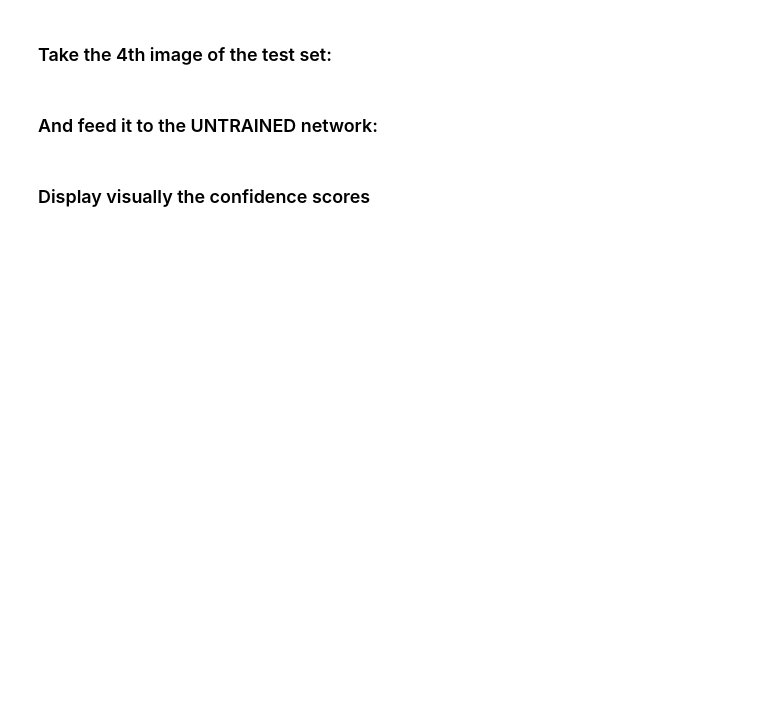
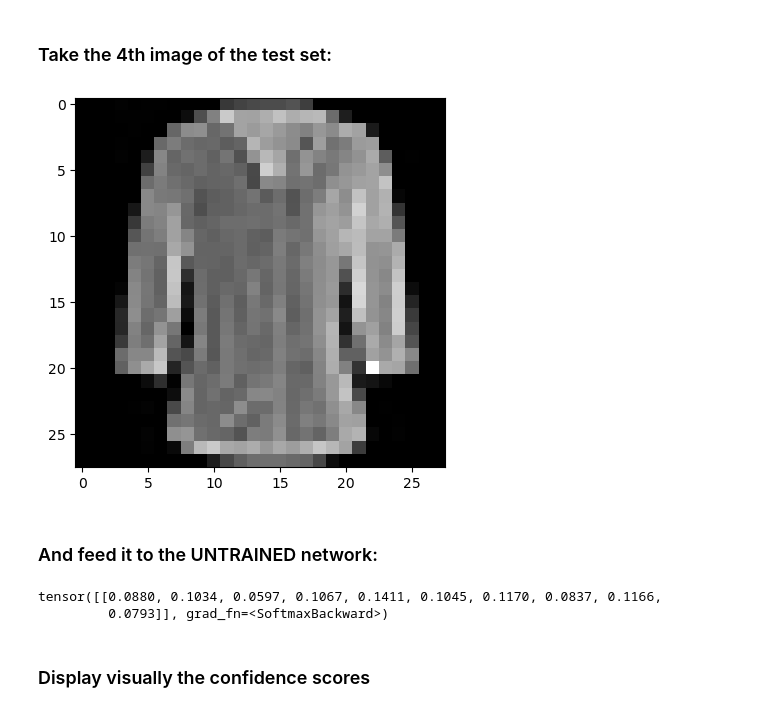
Before and after one commit to leakin185/CS5242_2025, a Jupyter notebook: labs_lecture03/lab04_train_vanilla_nn/train_vanilla_nn_exercise.ipynb, the cells around one changed output. Cells and saved outputs as stored; diff of their text form; code cells hidden in the pictures; blank space fills up the shorter version.

```diff
--- a/labs_lecture03/lab04_train_vanilla_nn/train_vanilla_nn_exercise.ipynb
+++ b/labs_lecture03/lab04_train_vanilla_nn/train_vanilla_nn_exercise.ipynb
@@ -60,13 +107,18 @@ print(net)
 # %% [markdown]
 ### Take the 4th image of the test set:
 # %%
-im= # complete here
+im= test_data[4]
 utils.show(im)
+# %% [output]
+[figure, added]
 # %% [markdown]
 ### And feed it to the UNTRAINED network:
 # %%
-p = # complete here
+p =  net( im.view(1,784) )
 print(p)
+# %% [output]
+tensor([[0.0880, 0.1034, 0.0597, 0.1067, 0.1411, 0.1045, 0.1170, 0.0837, 0.1166,
+         0.0793]], grad_fn=<SoftmaxBackward>)
 # %% [markdown]
 ### Display visually the confidence scores
 # %%
```
Also changed, not shown: parts of 10 cells of this notebook, 14 other files.
